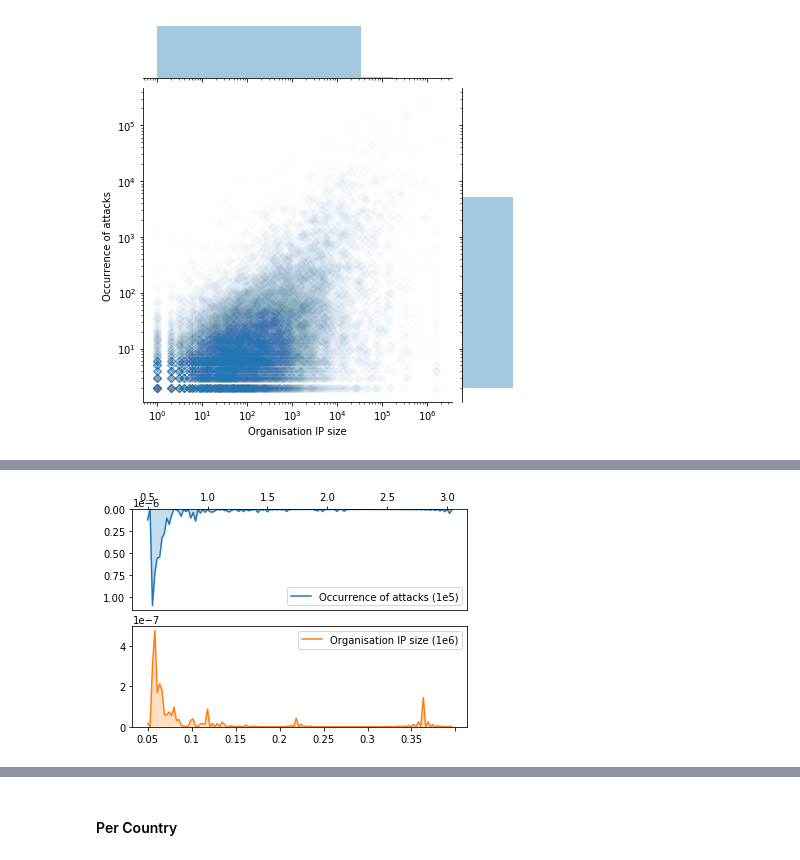
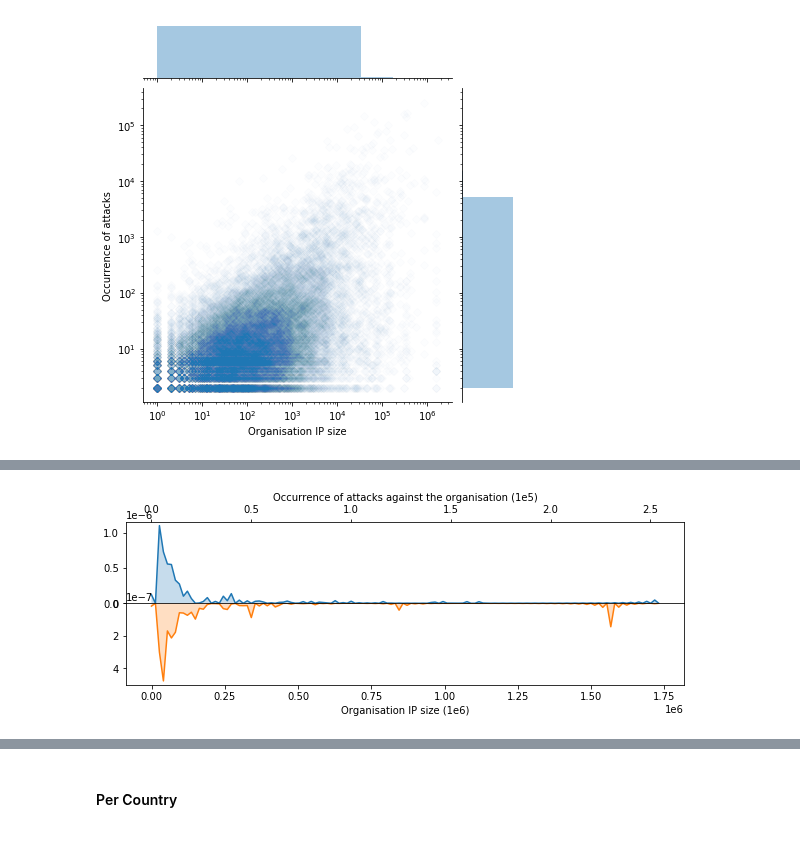
Before and after one commit to WKSu/WM0824TU-economics-of-cybersecurity-DDoS, a Jupyter notebook: block4-SecurityEconomics/hosting-provider-org.ipynb, the cells around one changed output, grey strips where cells are left out. Drawn from its saved outputs; the diff is of its cells as text; code cells hidden in the pictures.

Commit message:
Add visuals

```diff
--- a/block4-SecurityEconomics/hosting-provider-org.ipynb
+++ b/block4-SecurityEconomics/hosting-provider-org.ipynb
@@ -207,16 +198,15 @@ g.ax_joint.set_yscale('log')
 # %%
-fig, (ax1, ax2) = plt.subplots(2,1)
-sns.kdeplot(orgs.count_attack, shade=True, ax=ax1)
-sns.kdeplot(orgs.org_ipsize_seen, shade=True, ax=ax2, color="C1")
-ax1.invert_yaxis(); ax1.xaxis.tick_top()
-ax1.legend(["Occurrence of attacks (1e5)"], loc="lower right")
-ax2.legend(["Organisation IP size (1e6)"])
-# ax1.ticklabel_format(style='sci', axis='both', scilimits=(0,0), useMathText=True)
-# ax2.ticklabel_format(style='sci', axis='x', scilimits=(0,0), useMathText=True)
-ax1.ticklabel_format(style='sci', axis='y', scilimits=(0,0))
-ax1.set_xticklabels([0.5*i for i in range(0, 7)]) # hard-coded labels
-ax2.set_xticklabels([round(i*0.05, 2) for i in range(0, 8)]) # hard-coded labels
-fig.subplots_adjust(hspace=0.15)
+fig, (ax1, ax2) = plt.subplots(2,1, figsize=(10, 3))
+sns.kdeplot(orgs.count_attack, shade=True, ax=ax1, legend=False)
+sns.kdeplot(orgs.org_ipsize_seen, shade=True, ax=ax2, color="C1", legend=False)
+ax1.ticklabel_format(style='sci', axis='both', scilimits=(0,0))
+ax2.ticklabel_format(style='sci', axis='both', scilimits=(0,0))
+ax2.invert_yaxis(); ax1.xaxis.tick_top(); ax1.xaxis.set_label_position("top")
+ax1.spines["bottom"].set_visible(False); # ax2.spines["top"].set_visible(False)
+ax1.set_xlabel("Occurrence of attacks against the organisation (1e5)")
+ax2.set_xlabel("Organisation IP size (1e6)")
+fig.subplots_adjust(hspace=0.)
+fig.align_ylabels()
 fig.savefig("images/kde_attacks.png")
 # %% [output]
-[figure, old version]
+[figure, new version]
```
Also changed, not shown: parts of 7 cells of this notebook.
